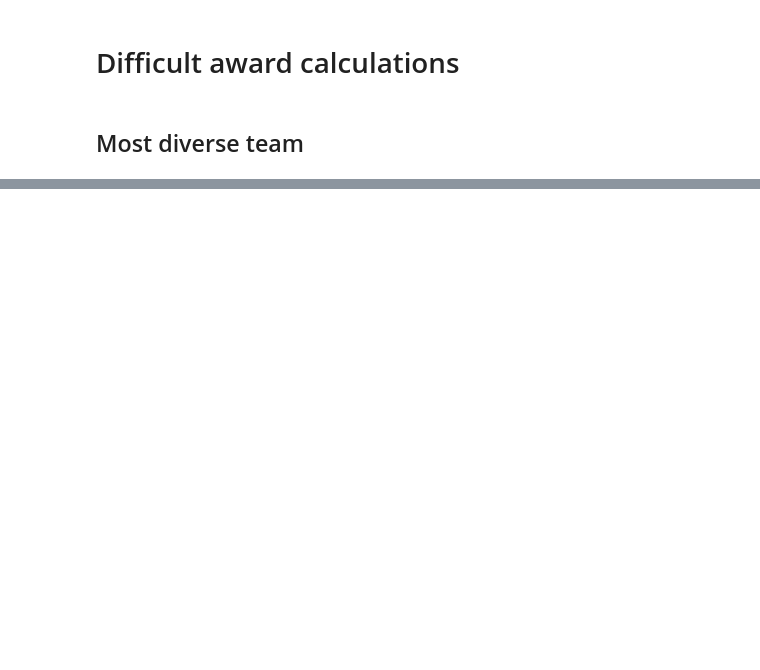
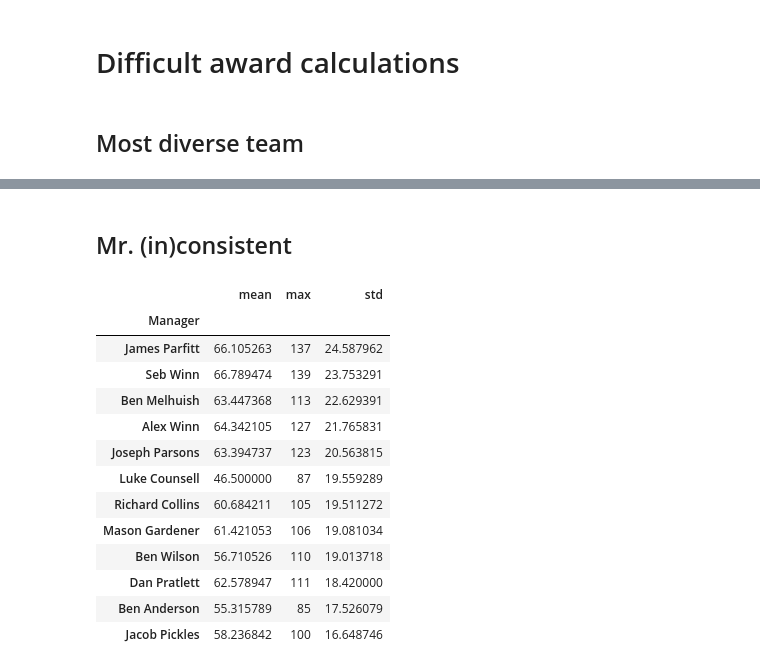
Before and after one commit to RACollins/fpl-forecast-optimise, a Jupyter notebook: notebooks/3.0-awards-calc.ipynb, the cells around one changed output, grey strips where cells are left out. Drawn from its saved outputs; the diff is of its cells as text; code cells hidden in the pictures; blank space fills up the shorter version.

```diff
--- a/notebooks/3.0-awards-calc.ipynb
+++ b/notebooks/3.0-awards-calc.ipynb
@@ -74,0 +131,24 @@ league_teams_df["player_pick"] = league_teams_df["player_pick"].str.replace(
+# %% [markdown]
+## Mr. (in)consistent
+# %%
+points_spread_df = (
+    ldo.season_stats_df.groupby("Manager")["Points"]
+    .agg(["mean", "max", std])
+    .sort_values(by=["std"], ascending=False)
+)
+points_spread_df
+# %% [output]
+|  | mean | max | std |
+| Manager |  |  |  |
+| James Parfitt | 66.105263 | 137 | 24.587962 |
+| Seb Winn | 66.789474 | 139 | 23.753291 |
+| Ben Melhuish | 63.447368 | 113 | 22.629391 |
+| Alex Winn | 64.342105 | 127 | 21.765831 |
+| Joseph Parsons | 63.394737 | 123 | 20.563815 |
+| Luke Counsell | 46.500000 | 87 | 19.559289 |
+| Richard Collins | 60.684211 | 105 | 19.511272 |
+| Mason Gardener | 61.421053 | 106 | 19.081034 |
+| Ben Wilson | 56.710526 | 110 | 19.013718 |
+| Dan Pratlett | 62.578947 | 111 | 18.420000 |
+| Ben Anderson | 55.315789 | 85 | 17.526079 |
+| Jacob Pickles | 58.236842 | 100 | 16.648746 |
```
Also changed, not shown: parts of 15 cells of this notebook.
